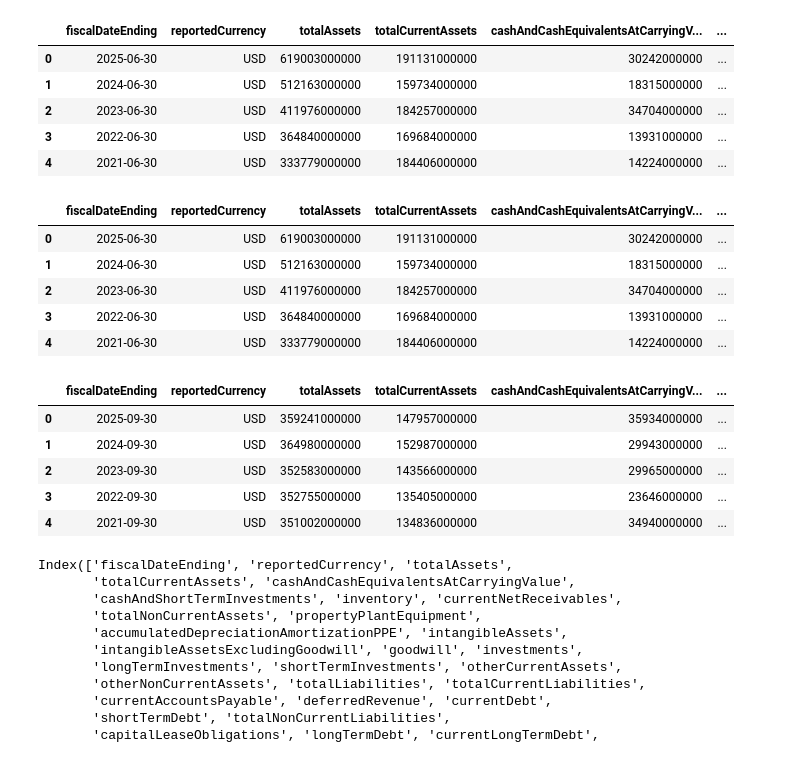
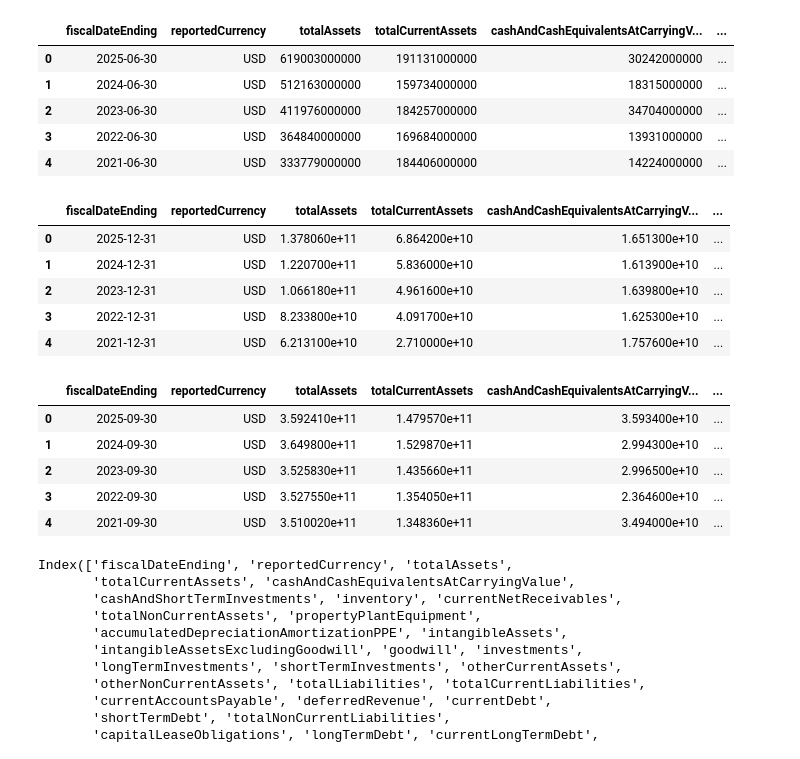
Before and after one commit to kumarbyes/project_stock_analysis, a Jupyter notebook: alpha_vantage_api/querying_alpha_vantage.ipynb, the cells around one changed output. Cells and saved outputs as stored; diff of their text form; code cells hidden in the pictures.

```diff
--- a/alpha_vantage_api/querying_alpha_vantage.ipynb
+++ b/alpha_vantage_api/querying_alpha_vantage.ipynb
@@ -545,27 +545,27 @@ df2.head()
 | 3 | 2022-06-30 | USD | 364840000000 | 169684000000 | 13931000000 | ... |
 | 4 | 2021-06-30 | USD | 333779000000 | 184406000000 | 14224000000 | ... |
 # %%
-df3 = pd.read_csv('./stocks/MSFT/BALANCE_SHEET.csv')
+df3 = pd.read_csv('./stocks/TSLA/BALANCE_SHEET.csv')
 df3["stock_id"] = 3
 df3.head()
 # %% [output]
 |  | fiscalDateEnding | reportedCurrency | totalAssets | totalCurrentAssets | cashAndCashEquivalentsAtCarryingV... | ... |
-| 0 | 2025-06-30 | USD | 619003000000 | 191131000000 | 30242000000 | ... |
-| 1 | 2024-06-30 | USD | 512163000000 | 159734000000 | 18315000000 | ... |
-| 2 | 2023-06-30 | USD | 411976000000 | 184257000000 | 34704000000 | ... |
-| 3 | 2022-06-30 | USD | 364840000000 | 169684000000 | 13931000000 | ... |
-| 4 | 2021-06-30 | USD | 333779000000 | 184406000000 | 14224000000 | ... |
+| 0 | 2025-12-31 | USD | 1.378060e+11 | 6.864200e+10 | 1.651300e+10 | ... |
+| 1 | 2024-12-31 | USD | 1.220700e+11 | 5.836000e+10 | 1.613900e+10 | ... |
+| 2 | 2023-12-31 | USD | 1.066180e+11 | 4.961600e+10 | 1.639800e+10 | ... |
+| 3 | 2022-12-31 | USD | 8.233800e+10 | 4.091700e+10 | 1.625300e+10 | ... |
+| 4 | 2021-12-31 | USD | 6.213100e+10 | 2.710000e+10 | 1.757600e+10 | ... |
 # %%
 df = pd.concat([df1,df2,df3],ignore_index=True)
 #df.drop("Unnamed: 0",axis=1,inplace=True)
 df.head()
 # %% [output]
 |  | fiscalDateEnding | reportedCurrency | totalAssets | totalCurrentAssets | cashAndCashEquivalentsAtCarryingV... | ... |
-| 0 | 2025-09-30 | USD | 359241000000 | 147957000000 | 35934000000 | ... |
-| 1 | 2024-09-30 | USD | 364980000000 | 152987000000 | 29943000000 | ... |
-| 2 | 2023-09-30 | USD | 352583000000 | 143566000000 | 29965000000 | ... |
-| 3 | 2022-09-30 | USD | 352755000000 | 135405000000 | 23646000000 | ... |
-| 4 | 2021-09-30 | USD | 351002000000 | 134836000000 | 34940000000 | ... |
+| 0 | 2025-09-30 | USD | 3.592410e+11 | 1.479570e+11 | 3.593400e+10 | ... |
+| 1 | 2024-09-30 | USD | 3.649800e+11 | 1.529870e+11 | 2.994300e+10 | ... |
+| 2 | 2023-09-30 | USD | 3.525830e+11 | 1.435660e+11 | 2.996500e+10 | ... |
+| 3 | 2022-09-30 | USD | 3.527550e+11 | 1.354050e+11 | 2.364600e+10 | ... |
+| 4 | 2021-09-30 | USD | 3.510020e+11 | 1.348360e+11 | 3.494000e+10 | ... |
 # %%
 df.columns
 # %% [output]
```
Also changed, not shown: 3 other files.
